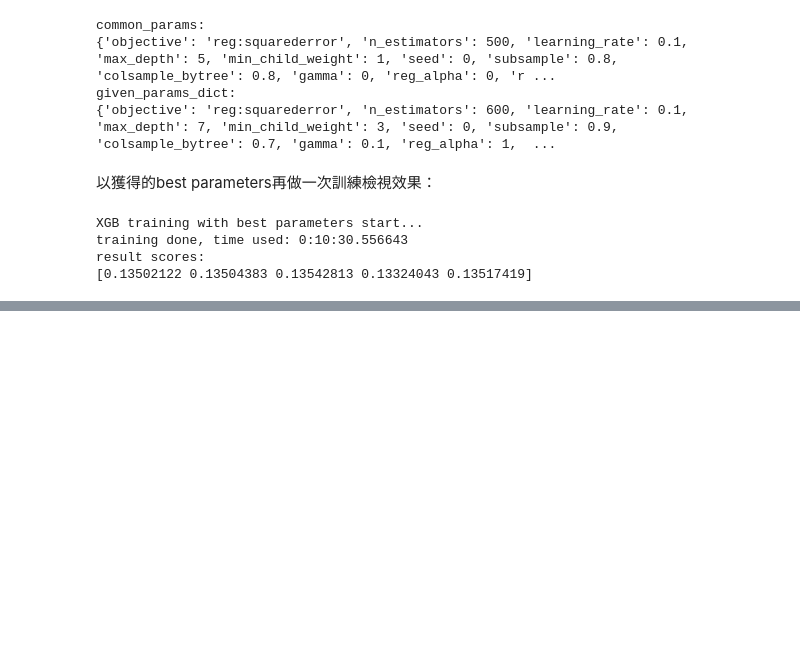
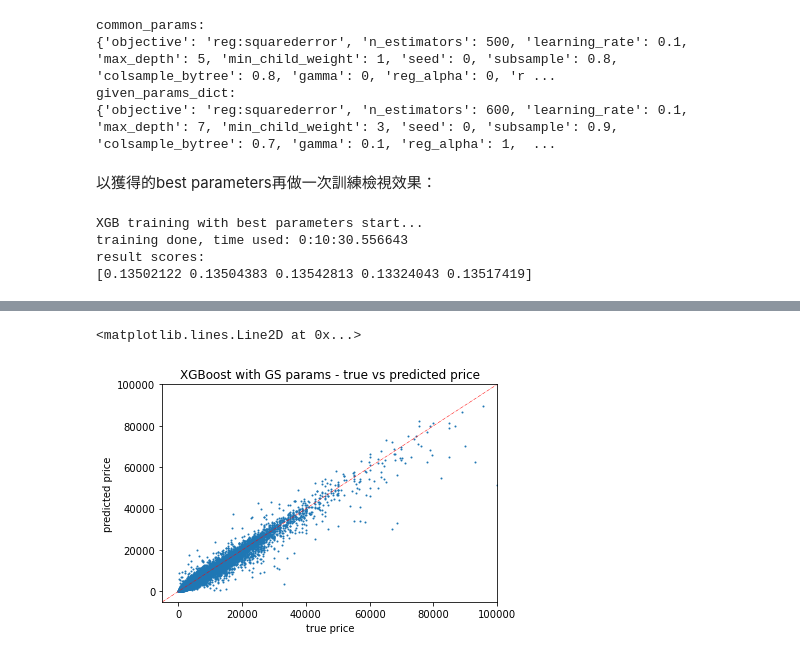
Before and after one commit to cyl89458/datawhale_tianchi, a Jupyter notebook: Task04.ipynb, the cells around one changed output, grey strips where cells are left out. Cells and saved outputs as stored; diff of their text form; code cells hidden in the pictures; blank space fills up the shorter version.

```diff
--- a/Task04.ipynb
+++ b/Task04.ipynb
@@ -554,0 +689,14 @@ result scores:
+# %%
+fig, ax = plt.subplots()
+ax.scatter(train_y_test, xgb_GS_pred_train_reversed,s=1)
+ax.title.set_text('XGBoost with GS params - true vs predicted price')
+ax.set_xlabel('true price')
+ax.set_ylabel('predicted price')
+ax.set_xlim(-5000,100000)
+ax.set_ylim(-5000,100000)
+
+line = matplotlib.lines.Line2D([-5000,100000], [-5000,100000], color='red', ls='-.',lw=0.5)
+ax.add_line(line)
+# %% [output]
+<matplotlib.lines.Line2D at 0x...>
+[figure, added]
```
Also changed, not shown: parts of 43 cells of this notebook, 11 other files.
